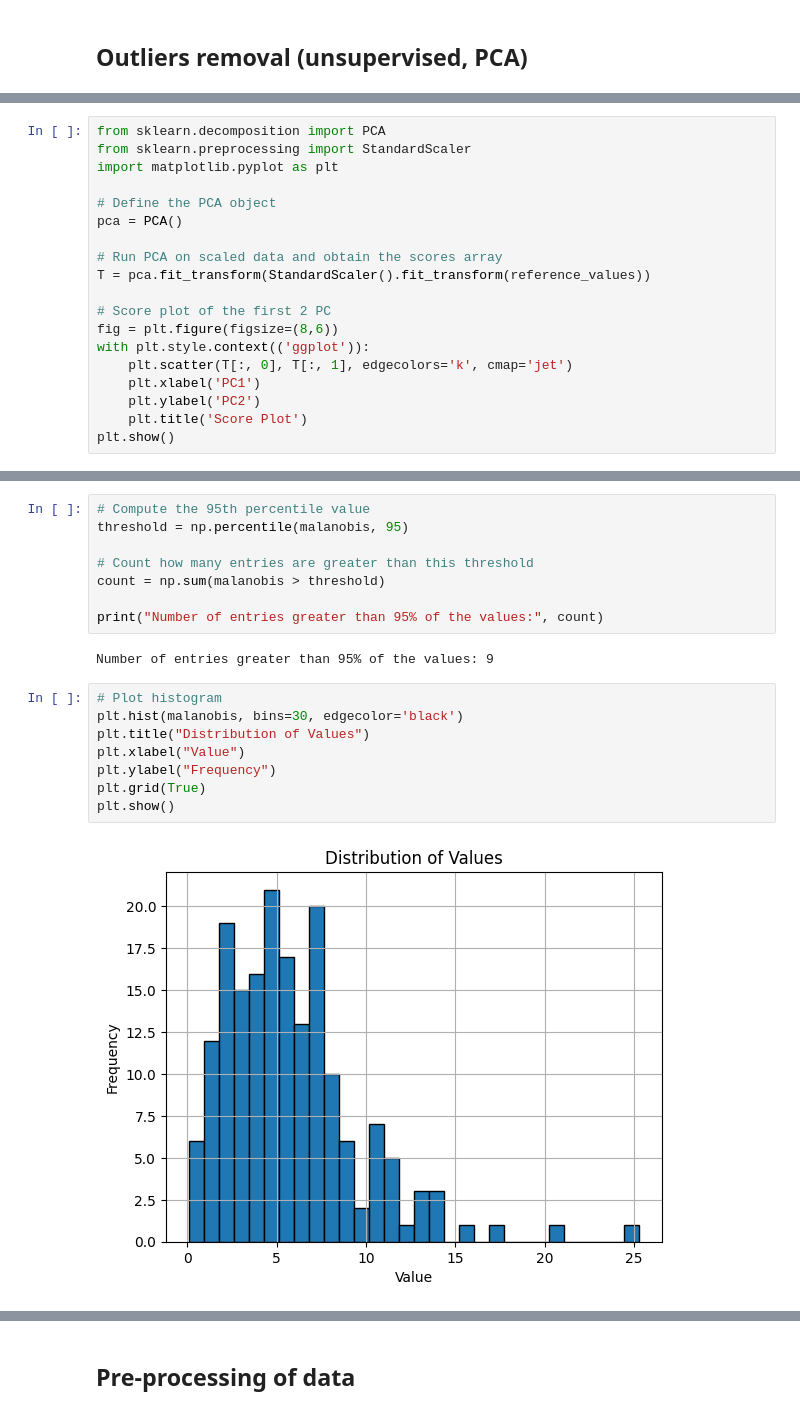
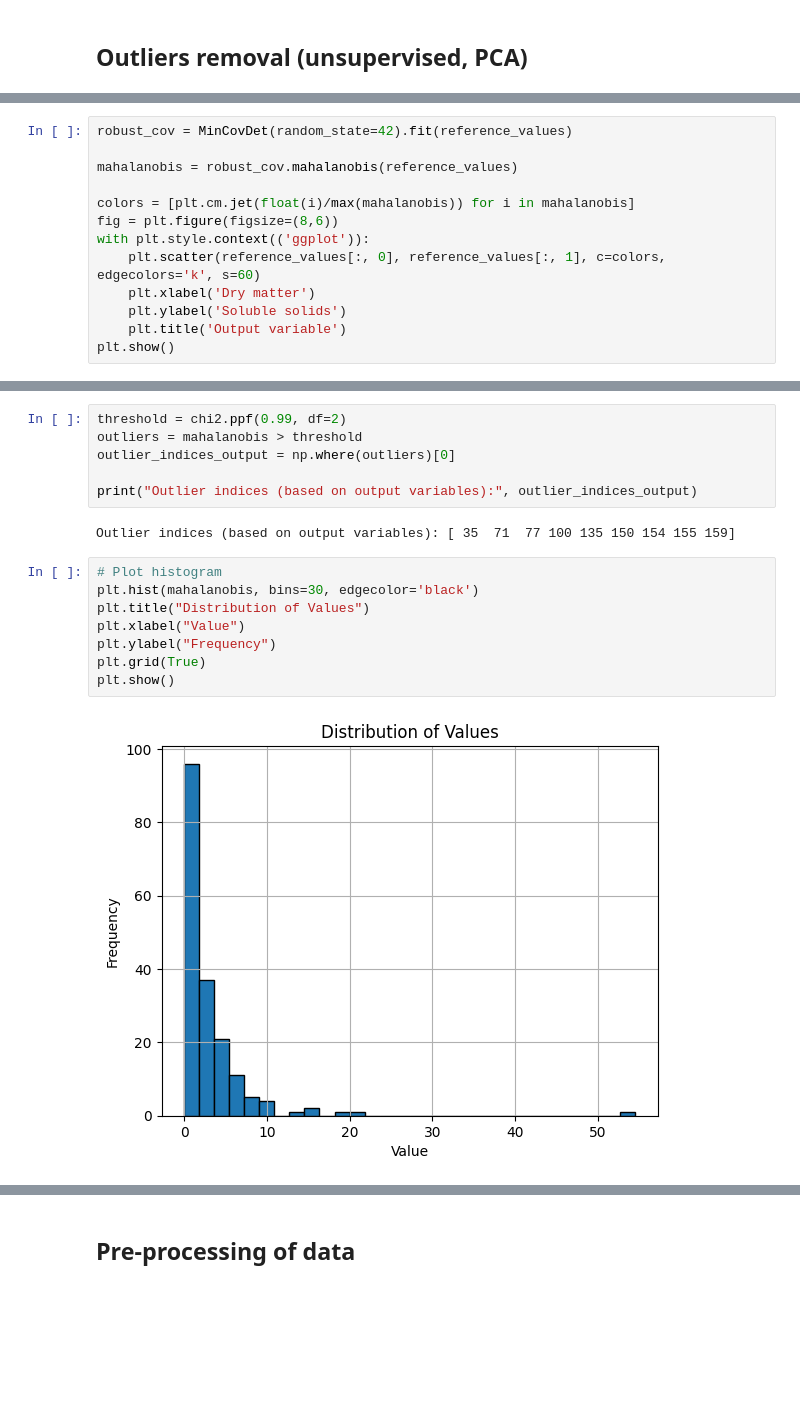
Before and after one commit to LizaGenke/Chemometric-approaches-to-hyperspectral-processing, a Jupyter notebook: spectral_analysis.ipynb, the cells around one changed output, grey strips where cells are left out. Saved outputs shown, nothing was run; the diff lists cells and outputs as text; blank space fills up the shorter version.

```diff
--- a/spectral_analysis.ipynb
+++ b/spectral_analysis.ipynb
@@ -86,20 +108,14 @@ Outlier removal from spectra
 # %%
-from sklearn.decomposition import PCA
-from sklearn.preprocessing import StandardScaler
-import matplotlib.pyplot as plt
+robust_cov = MinCovDet(random_state=42).fit(reference_values)
 
-# Define the PCA object
-pca = PCA()
+mahalanobis = robust_cov.mahalanobis(reference_values)
 
-# Run PCA on scaled data and obtain the scores array
-T = pca.fit_transform(StandardScaler().fit_transform(reference_values))
-
-# Score plot of the first 2 PC
+colors = [plt.cm.jet(float(i)/max(mahalanobis)) for i in mahalanobis]
 fig = plt.figure(figsize=(8,6))
 with plt.style.context(('ggplot')):
-    plt.scatter(T[:, 0], T[:, 1], edgecolors='k', cmap='jet')
-    plt.xlabel('PC1')
-    plt.ylabel('PC2')
-    plt.title('Score Plot')
+    plt.scatter(reference_values[:, 0], reference_values[:, 1], c=colors, edgecolors='k', s=60)
+    plt.xlabel('Dry matter')
+    plt.ylabel('Soluble solids')
+    plt.title('Output variable')
 plt.show()
 # %% [output]
@@ -111,20 +123,18 @@ T.shape
 # %%
-# Compute the 95th percentile value
-threshold = np.percentile(malanobis, 95)
+threshold = chi2.ppf(0.99, df=2)
+outliers = mahalanobis > threshold
+outlier_indices_output = np.where(outliers)[0]
 
-# Count how many entries are greater than this threshold
-count = np.sum(malanobis > threshold)
-
-print("Number of entries greater than 95% of the values:", count)
+print("Outlier indices (based on output variables):", outlier_indices_output)
 # %% [output]
-Number of entries greater than 95% of the values: 9
+Outlier indices (based on output variables): [ 35  71  77 100 135 150 154 155 159]
 # %%
 # Plot histogram
-plt.hist(malanobis, bins=30, edgecolor='black')
+plt.hist(mahalanobis, bins=30, edgecolor='black')
 plt.title("Distribution of Values")
 plt.xlabel("Value")
 plt.ylabel("Frequency")
 plt.grid(True)
 plt.show()
 # %% [output]
-[figure, old version]
+[figure, new version]
```
Also changed, not shown: parts of 36 cells of this notebook, 1 other file.
